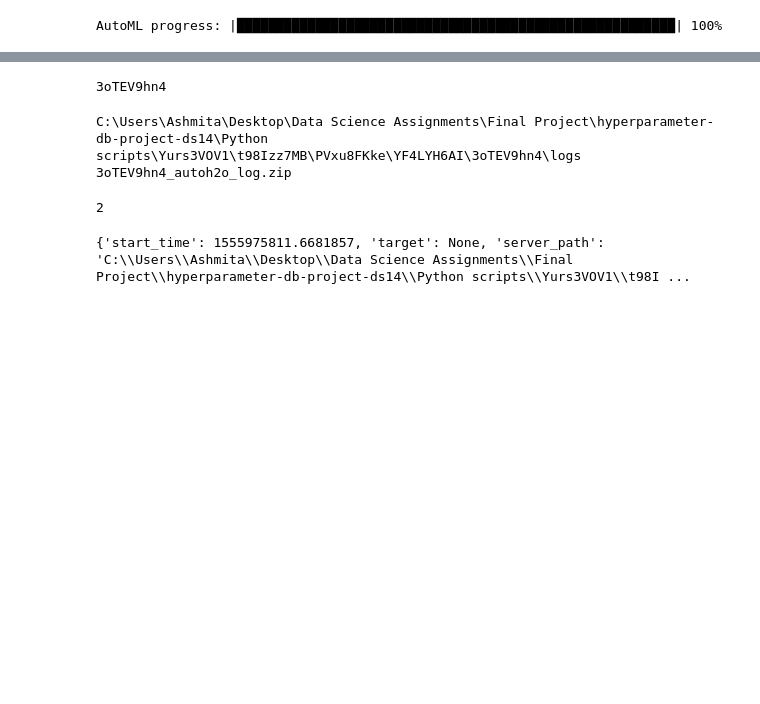
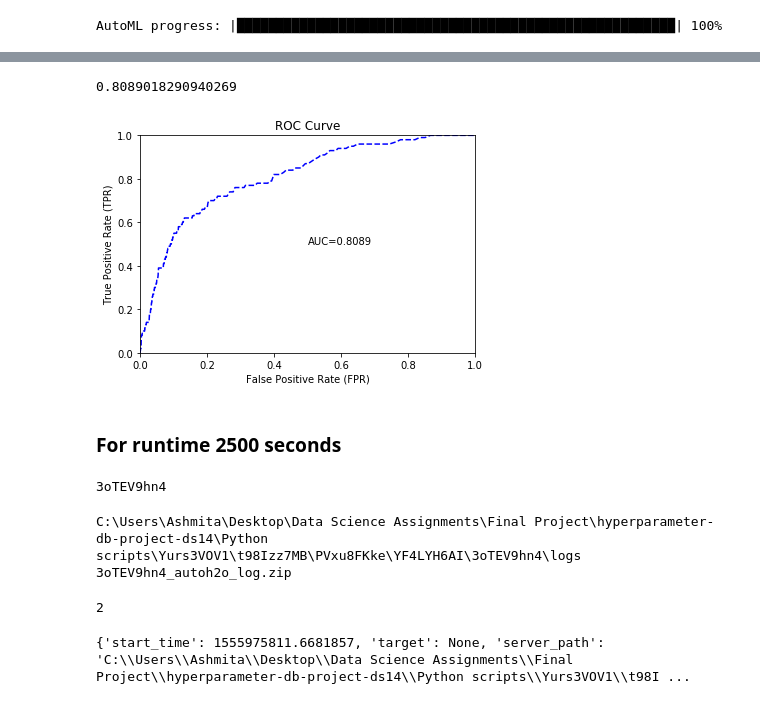
Before and after one commit to INFO6105-Spring19/hyperparameter-db-project-ds14, a Jupyter notebook: Python scripts/Hyperparameter_finalproject.ipynb, the cells around one changed output, grey strips where cells are left out. Saved outputs shown, nothing was run; the diff lists cells and outputs as text; code cells hidden in the pictures; blank space fills up the shorter version.

```diff
--- a/Python scripts/Hyperparameter_finalproject.ipynb
+++ b/Python scripts/Hyperparameter_finalproject.ipynb
@@ -1690,0 +2281,6 @@ hyperparameter_json(metadata,'meta_data_2000.json')
+# %%
+gbm_grid4.train(x=X, y=y,
+                training_frame=train,
+                validation_frame=valid,
+                ntrees=100,
+                seed=1)
@@ -1690,0 +2289,3 @@ hyperparameter_json(metadata,'meta_data_2000.json')
+# %%
+gbm_gridperf4 = gbm_grid4.get_grid(sort_by='auc', decreasing=True)
+gbm_gridperf4
@@ -1691,3 +2310,17 @@ hyperparameter_json(metadata,'meta_data_2000.json')
+# %%
+best_gbm4 = gbm_gridperf4.models[0]
+# %%
+best_gbm_perf4 = best_gbm4.model_performance(test)
+# %%
+best_gbm_perf4.auc()
+# %% [output]
+0.8089018290940269
+# %%
+best_gbm_perf4.plot()
+# %% [output]
+[figure, added]
+# %% [markdown]
+### For runtime 2500 seconds
 # %%
 data_path=None
 all_variables=None
```
Also changed, not shown: parts of 121 cells of this notebook, 22 other files.
